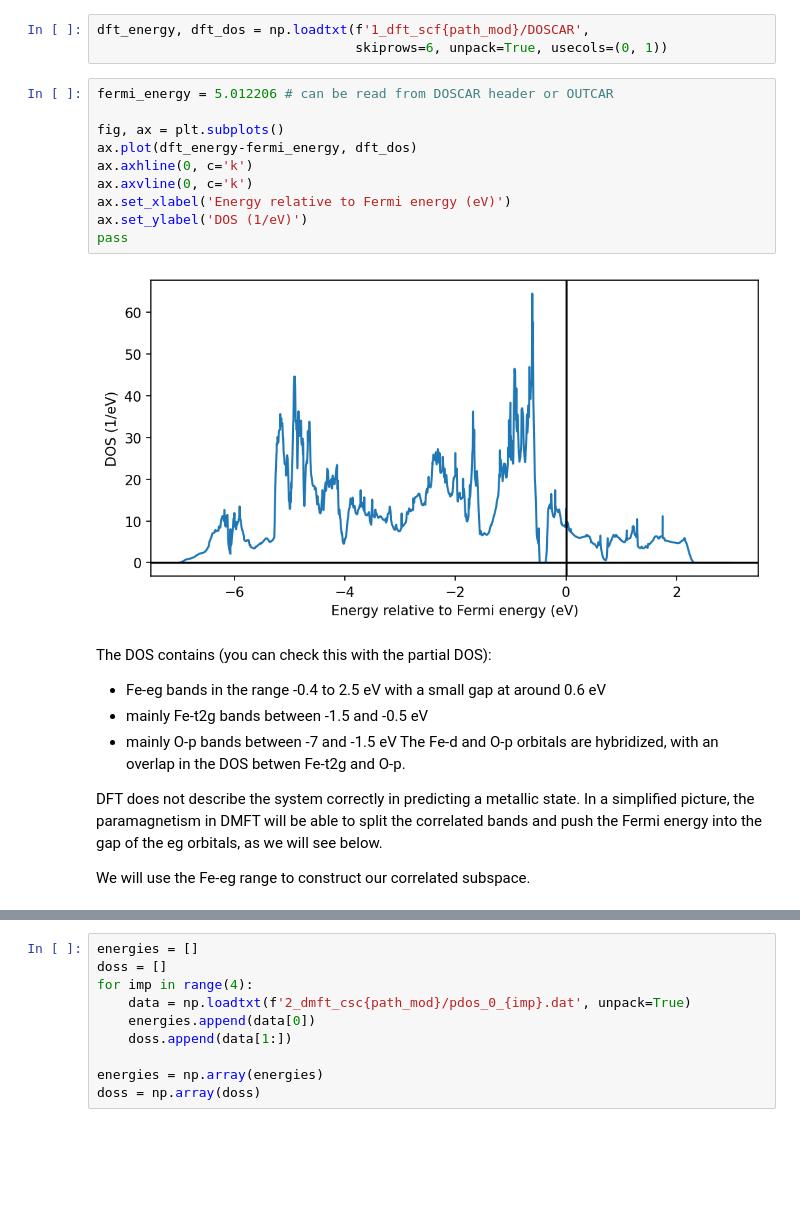
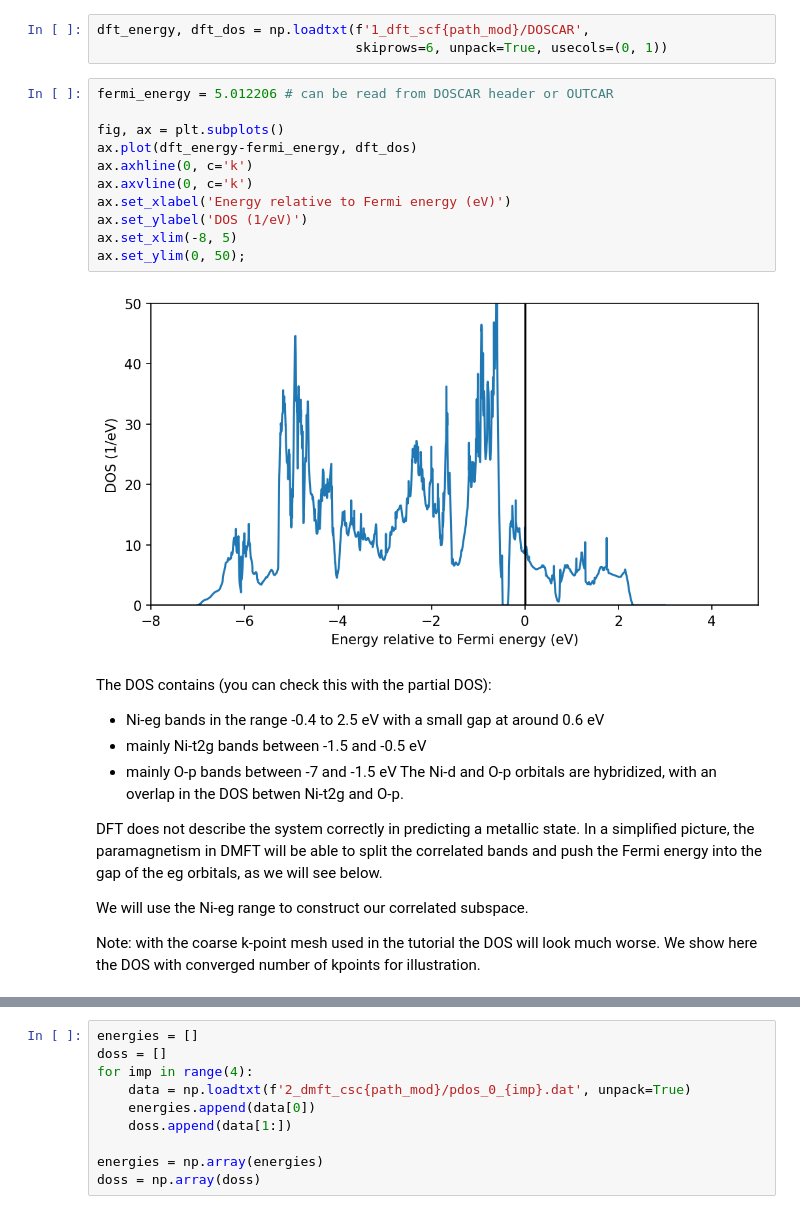
Before and after one commit to TRIQS/solid_dmft, a Jupyter notebook: doc/tutorials/PrNiO3_csc_vasp_plo_cthyb/tutorial.ipynb, the cells around one changed output, grey strips where cells are left out. Cells and saved outputs as stored; diff of their text form; blank space fills up the shorter version.

```diff
--- a/doc/tutorials/PrNiO3_csc_vasp_plo_cthyb/tutorial.ipynb
+++ b/doc/tutorials/PrNiO3_csc_vasp_plo_cthyb/tutorial.ipynb
@@ -51,26 +51,29 @@ dft_energy, dft_dos = np.loadtxt(f'1_dft_scf{path_mod}/DOSCAR',
 # %%
 fermi_energy = 5.012206 # can be read from DOSCAR header or OUTCAR
 
 fig, ax = plt.subplots()
 ax.plot(dft_energy-fermi_energy, dft_dos)
 ax.axhline(0, c='k')
 ax.axvline(0, c='k')
 ax.set_xlabel('Energy relative to Fermi energy (eV)')
 ax.set_ylabel('DOS (1/eV)')
-pass
+ax.set_xlim(-8, 5)
+ax.set_ylim(0, 50);
 # %% [output]
-[figure, old version]
+[figure, new version]
 # %% [markdown]
 The DOS contains (you can check this with the partial DOS):
 
-* Fe-eg bands in the range -0.4 to 2.5 eV with a small gap at around 0.6 eV
-* mainly Fe-t2g bands between -1.5 and -0.5 eV
+* Ni-eg bands in the range -0.4 to 2.5 eV with a small gap at around 0.6 eV
+* mainly Ni-t2g bands between -1.5 and -0.5 eV
 * mainly O-p bands between -7 and -1.5 eV
-The Fe-d and O-p orbitals are hybridized, with an overlap in the DOS betwen Fe-t2g and O-p.
+The Ni-d and O-p orbitals are hybridized, with an overlap in the DOS betwen Ni-t2g and O-p.
 
 DFT does not describe the system correctly in predicting a metallic state. In a simplified picture, the paramagnetism in DMFT will be able to split the correlated bands and push the Fermi energy into the gap of the eg orbitals, as we will see below.
 
-We will use the Fe-eg range to construct our correlated subspace.
+We will use the Ni-eg range to construct our correlated subspace.
+
+Note: with the coarse k-point mesh used in the tutorial the DOS will look much worse. We show here the DOS with converged number of kpoints for illustration.
 # %% [markdown]
 ## 2. Running the CSC DMFT calculations
 
```
Also changed, not shown: parts of 9 cells of this notebook, 17 other files.
